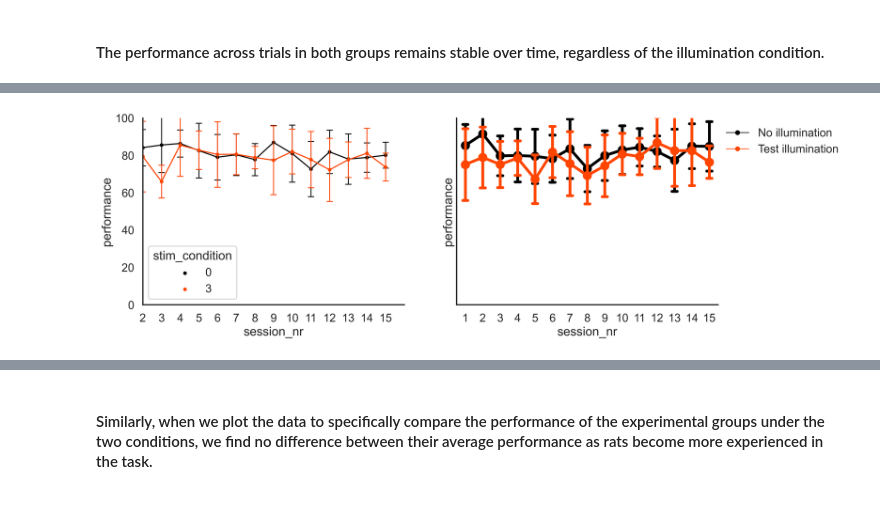
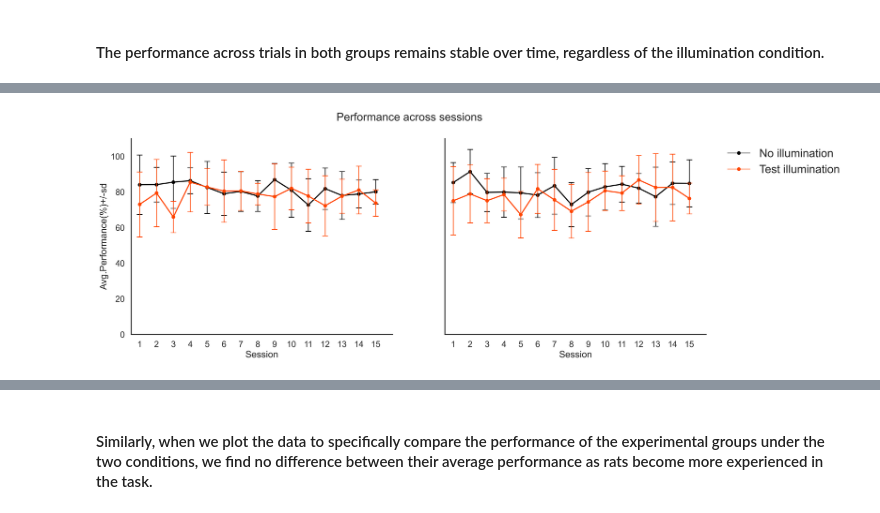
Before and after one commit to anasofiacc/cingulate_silencing_analysis, a Jupyter notebook: B. Does silencing the CG during a test run leads to performance deifcits (no timeouts, no vs test).ipynb, the cells around one changed output, grey strips where cells are left out. Cells and saved outputs as stored; diff of their text form; code cells hidden in the pictures.

```diff
--- a/B. Does silencing the CG during a test run leads to performance deifcits (no timeouts, no vs test).ipynb
+++ b/B. Does silencing the CG during a test run leads to performance deifcits (no timeouts, no vs test).ipynb
@@ -540,40 +547,43 @@ session_perfs = session_perfs[session_perfs['session_nr']<=15] #Removes the two
 # %%
-sns.set(style="white", context='talk')
-
-fig, axes = plt.subplots(1,2, figsize=(15,5), sharey=True,dpi=300)
+fig, axes = plt.subplots(1,2, figsize=(20,7), sharey=True,dpi=300)
+fig.suptitle("Performance across sessions")
+sns.set(style="white", context='poster')
 
 # Show means. 1st color=0, 3rd color=test
 g = sns.pointplot(
     ax=axes[0],
     data=session_perfs[session_perfs['group']=='CTRL'],
     kind='line',
     x='session_nr', y='performance', hue='stim_condition',
-    ci='sd', linewidth=.05, capsize=.3, errwidth=1.3,
+    ci='sd', linewidth=.06, capsize=.3, errwidth=1.3,
     scale=.4,
     palette=['black', 'orangered'],
 )
 
-sns.pointplot(
+a = sns.pointplot(
     ax=axes[1],
     data=session_perfs[session_perfs['group']=='NPHR'],
     kind='line',
     x='session_nr', y='performance', hue='stim_condition',
-    ci='sd', linewidth=.2, capsize=.3,
+    ci='sd', linewidth=.06, capsize=.3, errwidth=1.3,
+    scale=.4,
     palette=['black', 'orangered'],
 )
 
 
 g.set(
-    xlim=(1,15), ylim=(0,100),
-#    ylabel=' Mean Performance(%)+/-sd', xlabel='Session',
-    #title='Performance across trials - NpHR- group'
+    xlim=(-.5,15), ylim=(0,110),
+    ylabel='Avg.Performance(%)+/-sd', xlabel='Session',
 )
+a.set(
+    xlim=(-.5,15), ylim=(0,110),
+    ylabel='', xlabel='Session')
 
 #g.set_xticklabels(range(1, 15))
-#g.remove._legend()
+g.legend_.remove()
 noillum_line = mlines.Line2D([], [], color='black', marker='o', markersize=6, linewidth=1, label='No illumination')
 testillum_line = mlines.Line2D([], [], color='orangered', marker='o', markersize=6, linewidth=1, label='Test illumination')
-plt.legend(handles=[noillum_line, testillum_line], frameon=False, loc='upper right', bbox_to_anchor=(1.5, 1))
+plt.legend(handles=[noillum_line, testillum_line], frameon=False, loc='upper right', bbox_to_anchor=(1.55, 1))
 sns.despine()
 # %% [output]
-[figure, old version]
+[figure, new version]
```
Also changed, not shown: parts of 20 cells of this notebook.
